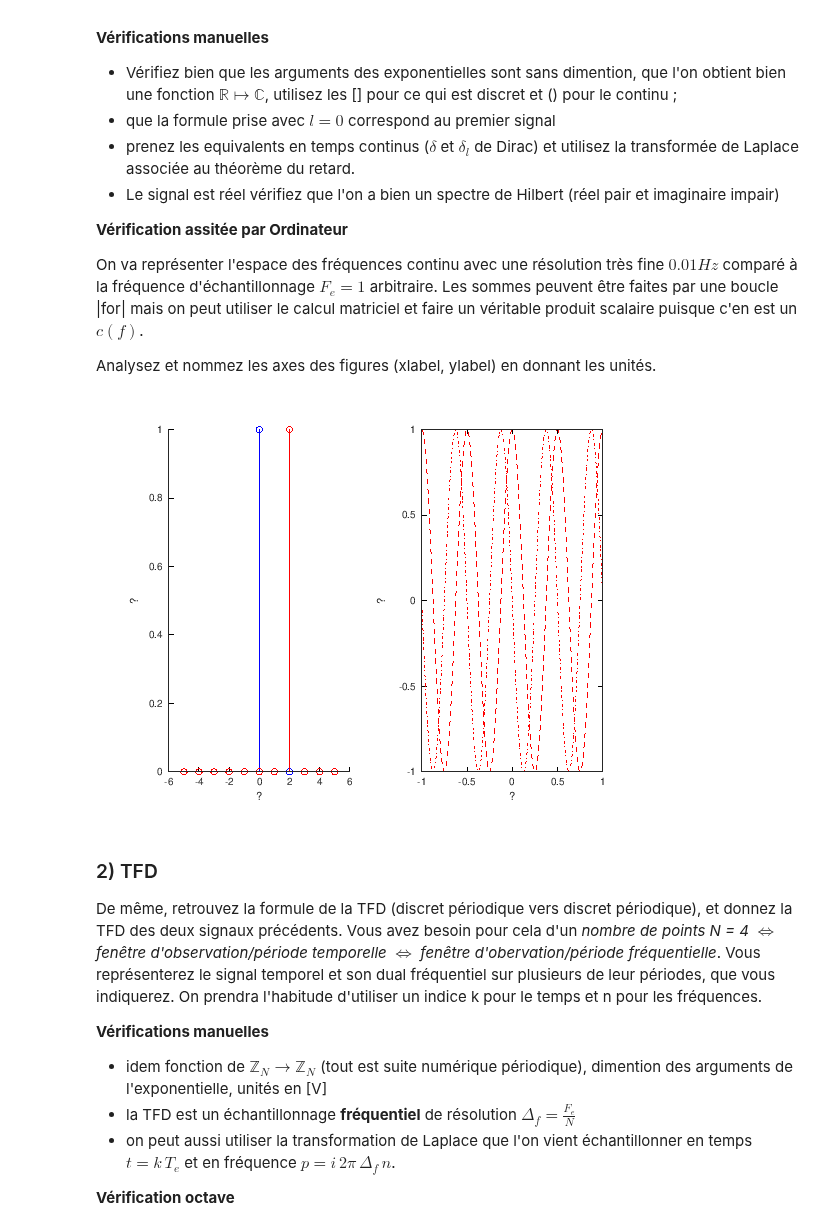
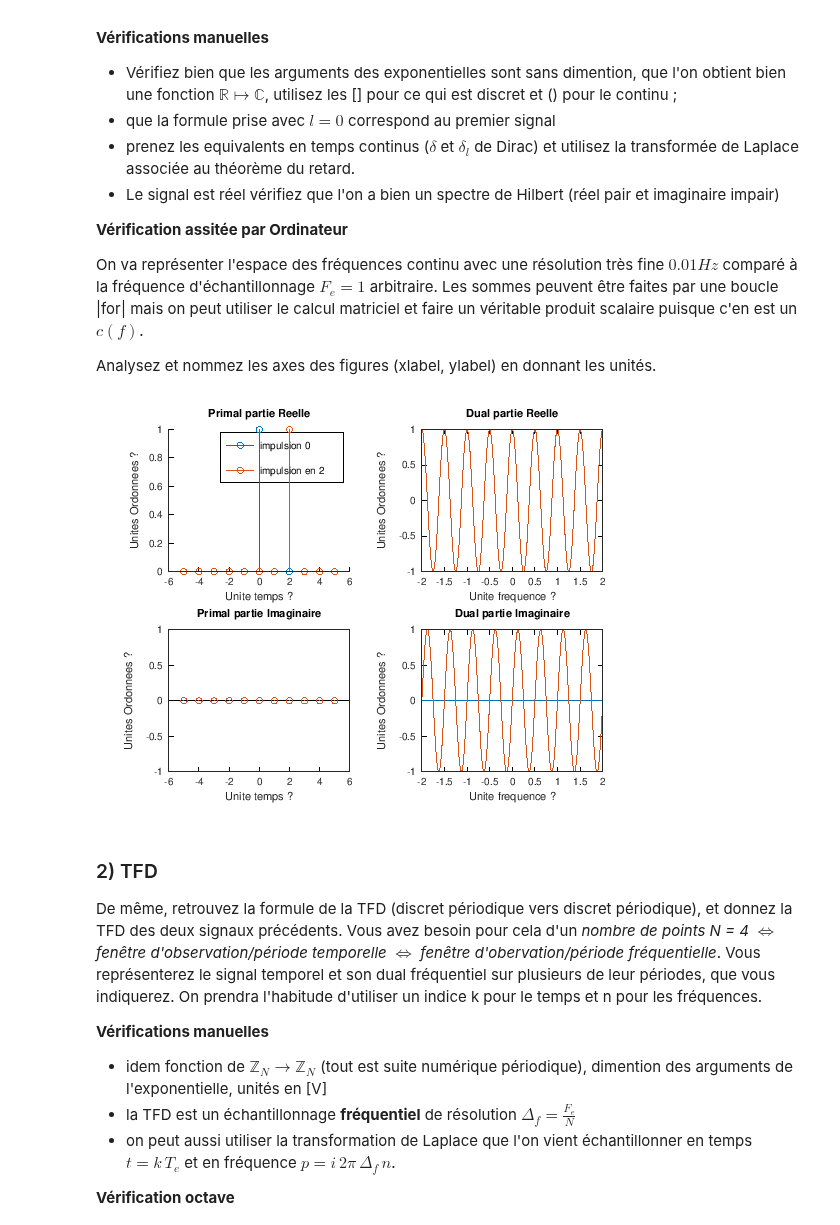
Before and after one commit to balaise31/Signal, a Jupyter notebook: discret/td/tfsd.ipynb, the cells around one changed output. Saved outputs shown, nothing was run; the diff lists cells and outputs as text; code cells hidden in the pictures.

```diff
--- a/discret/td/tfsd.ipynb
+++ b/discret/td/tfsd.ipynb
@@ -19,44 +19,33 @@ Retrouvez la formule de la TFSD (qui va du discret vers le continu périodique)
 On va représenter l'espace des fréquences continu avec une résolution très fine $0.01 Hz$ comparé à la fréquence d'échantillonnage $F_e=1$ arbitraire. Les sommes peuvent être faites par une boucle |for| mais on peut utiliser le calcul matriciel et faire un véritable produit scalaire puisque c'en est un $c(f)$.
 
 Analysez et nommez les axes des figures (xlabel, ylabel) en donnant les unités.
-# %%
-clear all; close all;
-Fe=1; Te = 1/Fe; k=-5:5;
-Fc=1000; Tc = 1/Fc; t=k*Te/Fc;
-
-delta = @(k) k==0 ; % impulsion unité discrète (astuce vaut 1 quand vrai)
-dirac = @(t) (t==0)/Tc ; % Dirac de poids 1 !! poids = A *Tc* donc amplitude =1/Tc !!
-
-x1 = delta(k);
-l=2;xl = delta(k-l);
-
-%% TFSD
-W= @(f,k) exp(i*2*pi*f*k*Te) ; % Onde d'analyse
-tfsd = @(s,f) sum(s .* conj(W(f,k))); % tfd en un point par p.s.
-Vf=-1:0.01:1;
-for n=1:length(Vf)
-    f=Vf(n);
-    tfsd_x1(n) = tfsd(x1,f);
-    tfsd_xl(n) = tfsd(xl,f);
-end
-
-
-%% on affiche le temporel
-subplot(121);
-stem(k,x1,'bo'); hold on;
-stem(k,xl,'ro');
-xlabel("?");
-ylabel("?");
-
-%% et le fréquentiel
-subplot(122);
-plot(Vf,tfsd_x1,'b-.');
-plot(Vf,real(tfsd_xl),'r--');hold on;
-plot(Vf,imag(tfsd_xl),'r-.');
-xlabel("?");
-ylabel("?");
-# %% [output]
-[figure, removed]
+# %%
+clear all; close all;
+% k est le vecteur entier assoicié au temps
+Fe=1; Te = 1/Fe; k=-5:5;
+
+% f est le vecteur "presque" continu des fréquences
+Df= Fe/1000; %résolution fine
+f=-2*Fe: Df:2*Fe;
+
+% x1 et xl les échantillons des signaux
+% sur une fenêtre temporelle "presque" infinie
+delta = @(k) k==0 ; % impulsion unité discrète (astuce vaut 1 quand vrai)
+x1 = delta(k);
+l=2;xl = delta(k-l); % retardé de l=2 échantillons
+
+tfsd_x1 = tfsd(x1,k,f,Te); % voir tfsd.m ou help tfsd
+tfsd_xl = tfsd(xl,k,f,Te);
+
+plot_dual([k; k],"Unite temps ?",
+        [x1;xl],"Unites Ordonnees ?",
+        [f;f],"Unite frequence ?",
+        [tfsd_x1; tfsd_xl],"Unites Ordonnees ?",
+        ["impulsion 0";"impulsion en 2"],
+        primalDiscret=true,
+        dualDiscret=false);
+# %% [output]
+[figure, added]
 # %% [markdown]
 ### 2) TFD
 De même, retrouvez la formule de la TFD (discret périodique vers discret périodique), et donnez la TFD des deux signaux précédents. Vous avez besoin pour cela d'un *nombre de points N = 4* $\iff$ *fenêtre d'observation/période temporelle* $\iff$ *fenêtre d'obervation/période fréquentielle*.
```
Also changed, not shown: parts of 3 cells of this notebook, 2 other files.
